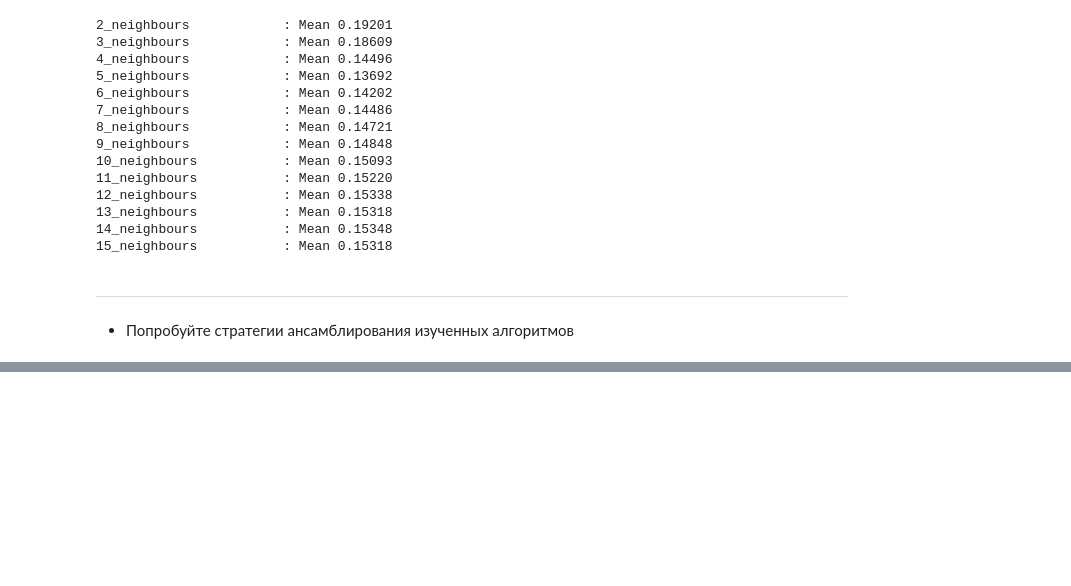
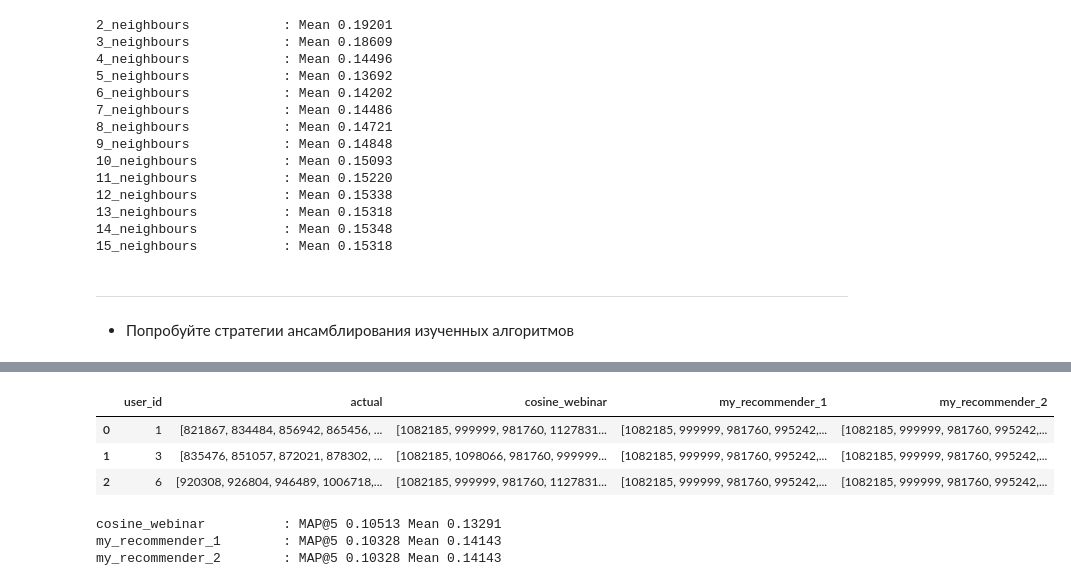
Before and after one commit to pddl/gb-12, a Jupyter notebook: 02_Lesson_2_Practice.ipynb, the cells around one changed output, grey strips where cells are left out. Saved outputs shown, nothing was run; the diff lists cells and outputs as text; code cells hidden in the pictures; blank space fills up the shorter version.

```diff
--- a/02_Lesson_2_Practice.ipynb
+++ b/02_Lesson_2_Practice.ipynb
@@ -605,0 +956,5 @@ ansamble_func_at_k            : Mean 0.16383
+# %%
+print(f"itemid {itemid} matrix_id {matrix.id(tr='r2m', col=itemid)}")
+itemids, sims = top_k_similar(matrix.get().toarray(), axis=1, id=matrix.id(tr='r2m', col=itemid), k=k_items, verbose=True)
+itemids = matrix.ids(tr='m2r', cols=itemids)
+print(f"товары похожие на {itemid}: {itemids}\nпохожести: {sims}")
@@ -605,0 +995,5 @@ ansamble_func_at_k            : Mean 0.16383
+# %%
+%%time
+print(f"k_items {k_items} k_users {k_users}")
+result['my_recommender_1'] = result['user_id'].\
+    apply(lambda userid: top_k_items_by_neighbours(matrix, userid, k_items=k_items, k_users=k_users))
@@ -614,0 +1008,23 @@ $$r_{u,i} = \mu + \bar{r_u} + \frac{1}{S}\sum\limits_{v \in U}\operatorname{sim}
+# %%
+def top_k_items_by_neighbours_2(matrix, userid, k_items=None, k_users=None, verbose=False):
+    userids, sims = top_k_similar(matrix.get().toarray(), axis=0, id=matrix.id(tr='r2m', row=userid), k=k_users)
+    if verbose:
+        print(f"top {k_users} пользователей похожих на {matrix.ids(tr='m2r', rows=userids)}:")
+        print(f"  пользователи: {userids}\n  похожести: {sims}")
+    neighbours = userids
+    r_vi = matrix.get().toarray()[neighbours]
+    r_v = matrix.get().toarray()[neighbours].mean(axis=0)
+    mu = matrix.get().toarray().mean(axis=0)
+    k = r_vi - r_v - mu
+    items_scores = (sims[:,None]*k).sum(axis=0)
+    ids_items_scores = np.array(list(zip(range(len(items_scores)), items_scores)))
+    ids_items_scores = sort_array(ids_items_scores, column=1, flip=True)
+    ids_items_scores = ids_items_scores[:k_items]
+    items, scores = ids_items_scores[:,0].astype(np.int), ids_items_scores[:,1]
+    items = matrix.ids(tr='m2r', cols=items)
+    if verbose:
+        print(f"top {k_items} товаров, рекомендованных для пользователя {userid}:")
+        print(f"  товары: {items}\n  scores {scores}")
+    return itemids
+
+top_k_items_by_neighbours_2(matrix, userid, k_items=k_items, k_users=k_users, verbose=True);
@@ -614,0 +1038,5 @@ $$r_{u,i} = \mu + \bar{r_u} + \frac{1}{S}\sum\limits_{v \in U}\operatorname{sim}
+# %%
+%%time
+print(f"k_items {k_items} k_users {k_users}")
+result['my_recommender_2'] = result['user_id'].\
+    apply(lambda userid: top_k_items_by_neighbours_2(matrix, userid, k_items=k_items, k_users=k_users))
@@ -627 +1068,20 @@ $$r_{u,i} = \mu + \bar{r_u} + \frac{1}{S}\sum\limits_{v \in U}\operatorname{sim}
+# %%
+result.head(3)
+# %% [output]
+|  | user_id | actual | cosine_webinar | my_recommender_1 | my_recommender_2 |
+| 0 | 1 | [821867, 834484, 856942, 865456, ... | [1082185, 999999, 981760, 1127831... | [1082185, 999999, 981760, 995242,... | [1082185, 999999, 981760, 995242,... |
+| 1 | 3 | [835476, 851057, 872021, 878302, ... | [1082185, 1098066, 981760, 999999... | [1082185, 999999, 981760, 995242,... | [1082185, 999999, 981760, 995242,... |
+| 2 | 6 | [920308, 926804, 946489, 1006718,... | [1082185, 999999, 981760, 1127831... | [1082185, 999999, 981760, 995242,... | [1082185, 999999, 981760, 995242,... |
+# %%
+K = 5
+actual = result['actual'].values
+for feature in [x for x in result.columns if not x in ['user_id', 'actual']]:
+    predicted = result[feature].values
+    score_ = mapk(actual, predicted, k=K)
+    mean = precision_at_k_score(result, actual='actual', feature=feature)
+    print(f"{feature:24}: MAP@{K} {score_:.5f} Mean {mean:.5f}")
+# %% [output]
+cosine_webinar          : MAP@5 0.10513 Mean 0.13291
+my_recommender_1        : MAP@5 0.10328 Mean 0.14143
+my_recommender_2        : MAP@5 0.10328 Mean 0.14143
 # %% [markdown]
```
Also changed, not shown: parts of 71 cells of this notebook.
